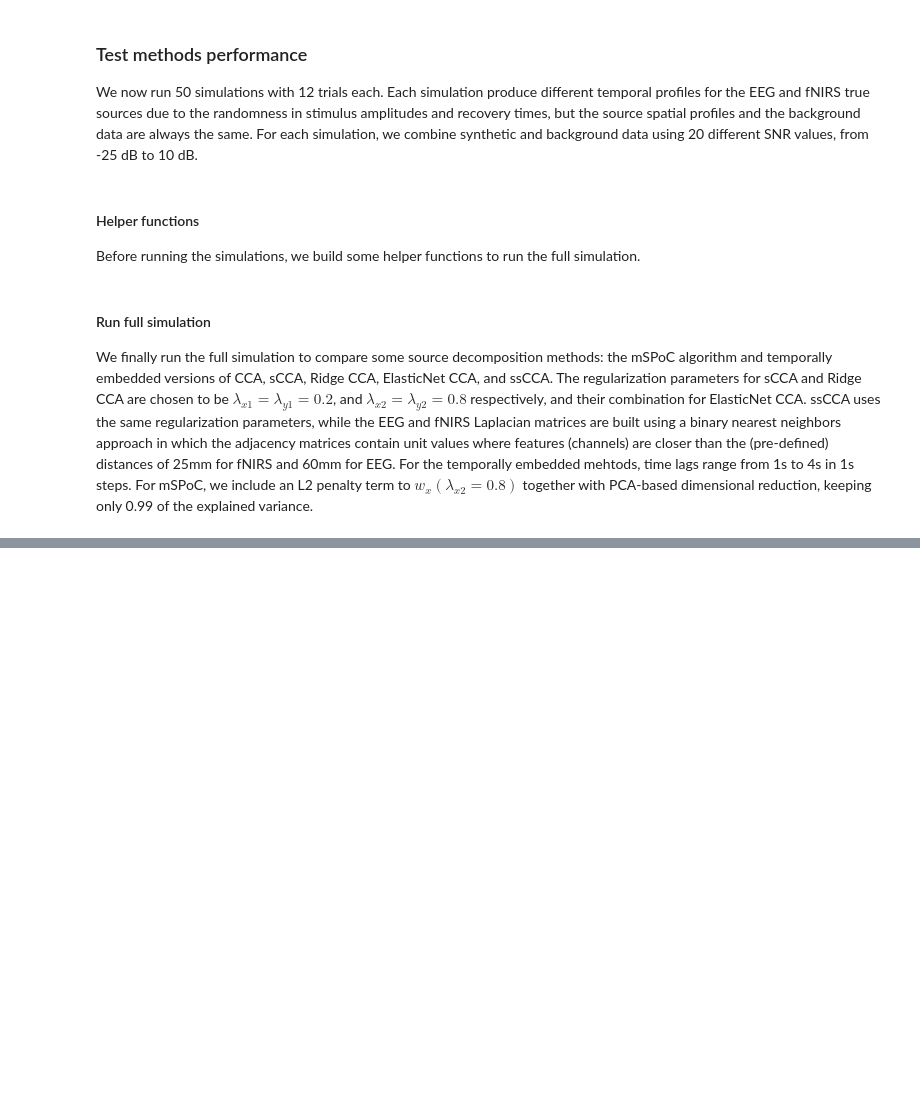
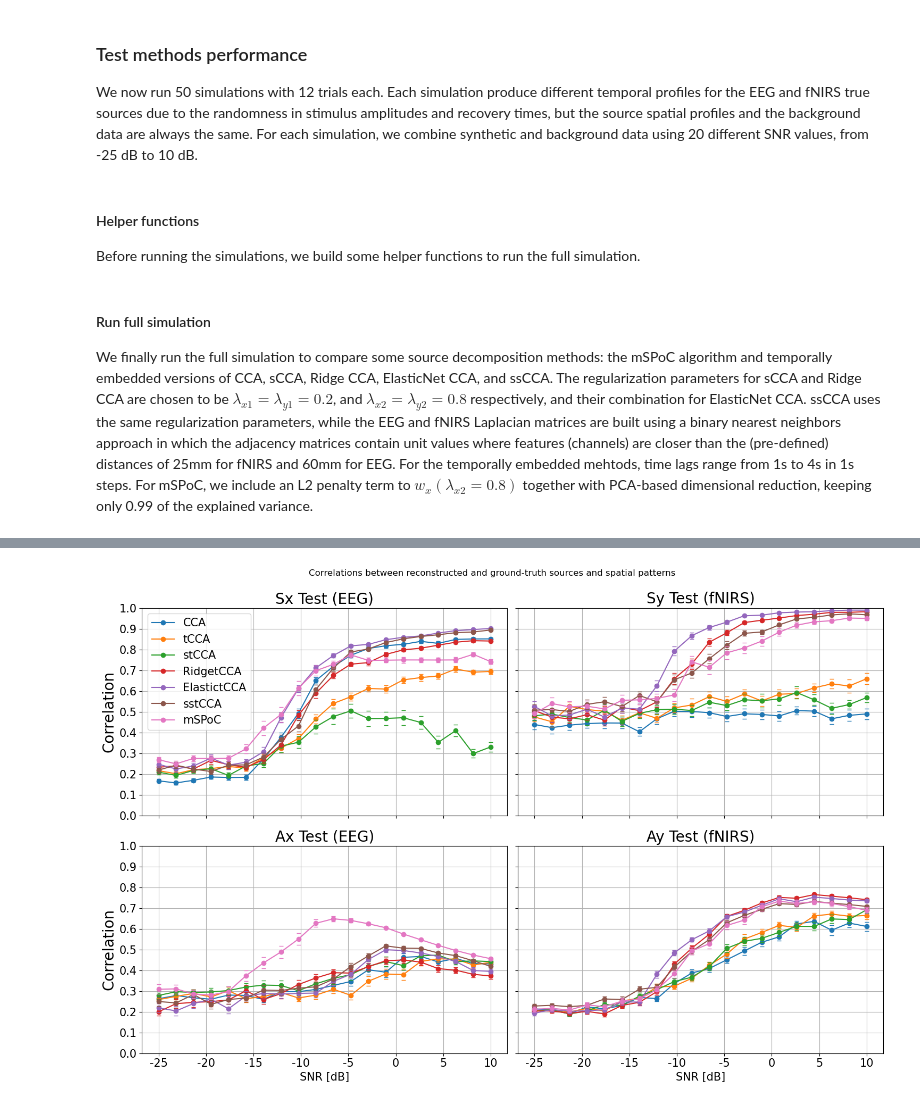
Before and after one commit to ibs-lab/cedalion, a Jupyter notebook: examples/machine_learning/51_multimodal_source_decomposition_on_synthetic_fNIRS-EEG_data.ipynb, the cells around one changed output, grey strips where cells are left out. Drawn from its saved outputs; the diff is of its cells as text; code cells hidden in the pictures; blank space fills up the shorter version.

```diff
--- a/examples/machine_learning/51_multimodal_source_decomposition_on_synthetic_fNIRS-EEG_data.ipynb
+++ b/examples/machine_learning/51_multimodal_source_decomposition_on_synthetic_fNIRS-EEG_data.ipynb
@@ -1519,7 +1652,7 @@ gamma_list = 10**(snr_list/20)
 dt = 1
 N_lags = 5
 time_shifts = np.arange(0, dt*N_lags, dt)
-print(time_shifts)
+dt = 1
 
 # Build Laplace matrices for ssCCA
 Lx_eps = 60
@@ -1530,22 +1663,23 @@ W_fnirs, D_fnirs, L_fnirs = build_laplace(ch_fnirs_pos.values(), eps=Ly_eps)
 W_eeg, D_eeg, L_eeg = build_laplace(ch_eeg_pos.values(), eps=Lx_eps)
 
 # Models
+N_components = 1
 cca = CCA(N_components=1)
-tcca = ElasticNetTCCA(N_components=1, l1_reg=0, l2_reg=0.0,
+tcca = ElasticNetTCCA(N_components, l1_reg=0, l2_reg=0.0,
                       time_shifts=time_shifts, shift_source=True)
-stcca = ElasticNetTCCA(N_components=1, l1_reg=0.1, l2_reg=0.0,
+stcca = ElasticNetTCCA(N_components, l1_reg=0.1, l2_reg=0.0,
                        time_shifts=time_shifts, shift_source=True)
-rtcca = ElasticNetTCCA(N_components=1, l1_reg=0, l2_reg=0.8,
+rtcca = ElasticNetTCCA(N_components, l1_reg=0, l2_reg=0.8,
                        time_shifts=time_shifts, shift_source=True)
-elastictcca = ElasticNetTCCA(N_components=1, l1_reg=0.1, l2_reg=0.8,
+elastictcca = ElasticNetTCCA(N_components, l1_reg=0.1, l2_reg=0.8,
                              time_shifts=time_shifts, shift_source=True)
-mspoc = mSPoC(N_components=1, N_restarts=4, max_iter=200, tol=1e-4,
+mspoc = mSPoC(N_components, N_restarts=4, max_iter=200, tol=1e-4,
               time_shifts=time_shifts, shift_source=True)
-sstcca = StructuredSparseTCCA(N_components=1, Lx=L_eeg, Ly=L_fnirs, l1_reg=0.1, l2_reg=0.8,
+sstcca = StructuredSparseTCCA(N_components, Lx=L_eeg, Ly=L_fnirs, l1_reg=0.1, l2_reg=0.8,
                               time_shifts=time_shifts, shift_source=True, pls=False)
 
 
 models = [cca, tcca, stcca, rtcca, elastictcca, sstcca, mspoc]
 labels = ['CCA', 'tCCA', 'stCCA', 'RidgetCCA', 'ElastictCCA', 'sstCCA', 'mSPoC']
 
-corr_dict = run_simulation(fnirs_bg, eeg_bg, eog, A_fnirs, A_eeg, gamma_list, models, labels, simulation_parameters)
+corr_dict, mSPoC_Wts = run_simulation(fnirs_bg, eeg_bg, eog, A_fnirs, A_eeg, gamma_list, models, labels, simulation_parameters, N_components, time_shifts)
@@ -1560,37 +1716,39 @@ fix, ax = plt.subplots(2, 2, figsize=figsize, sharex=True, sharey=True)
 
 for j, (l1, corr) in enumerate(corr_dict.items()):
     # Compute mean and stds omitting nan values
-    means = np.nanmean(corr, axis=0)
+    means, stds = fisher_z_stats(corr)
     non_nan_N = np.count_nonzero(~np.isnan(corr), axis=0)  # Number of simulations not cointaining NaN
-    stds = np.nanstd(corr, axis=0) / np.sqrt(non_nan_N)
+    stds /= np.sqrt(non_nan_N)
 
     for i, l2 in enumerate(['Sx Test (EEG)', 'Sy Test (fNIRS)']):
         ax[0, i].plot(snr_list, means[:, 4+i], 'o-', color=colors[j], label=l1)
         ax[0, i].plot(snr_list, means[:, 4+i] + stds[:, 4+i], '_', color=colors[j])
         ax[0, i].plot(snr_list, means[:, 4+i] - stds[:, 4+i], '_', color=colors[j])
         ax[0, i].set_title(l2, fontsize=20)
     for i, l2 in enumerate(['Ax Test (EEG)', 'Ay Test (fNIRS)']):
         ax[1, i].plot(snr_list, means[:, 6+i], 'o-', color=colors[j], label=l1)
         ax[1, i].plot(snr_list, means[:, 6+i] + stds[:, 6+i], '_', color=colors[j])
         ax[1, i].plot(snr_list, means[:, 6+i] - stds[:, 6+i], '_', color=colors[j])
         ax[1, i].set_title(l2, fontsize=20)
 
 for i in range(2):
     for j in range(2):
         ax[i, j].grid()
         ax[1, j].set_yticks(np.linspace(0, 1, 11))
         ax[i, j].set_ylim(0, 1)
 
 ax[0, 0].legend(fontsize=15)
 ax[1, 0].set_xlabel('SNR [dB]', fontsize=15)
 ax[1, 0].set_xticklabels(np.arange(-30, 15, 5), fontsize=15)
 ax[1, 1].set_xlabel('SNR [dB]', fontsize=15)
 ax[1, 1].set_xticklabels(np.arange(-30, 15, 5), fontsize=15)
 ax[0, 0].set_ylabel('Correlation', fontsize=20)
 ax[0, 0].set_yticklabels(np.round(np.linspace(0, 1, 11), 1), fontsize=15)
 ax[1, 0].set_yticklabels(np.round(np.linspace(0, 1, 11), 1), fontsize=15)
 ax[1, 0].set_ylabel('Correlation', fontsize=20)
 
 plt.suptitle('Correlations between reconstructed and ground-truth sources and spatial patterns\n')
 plt.tight_layout()
 plt.show()
+# %% [output]
+[figure, added]
```
Also changed, not shown: parts of 18 cells of this notebook, 3 other files.
